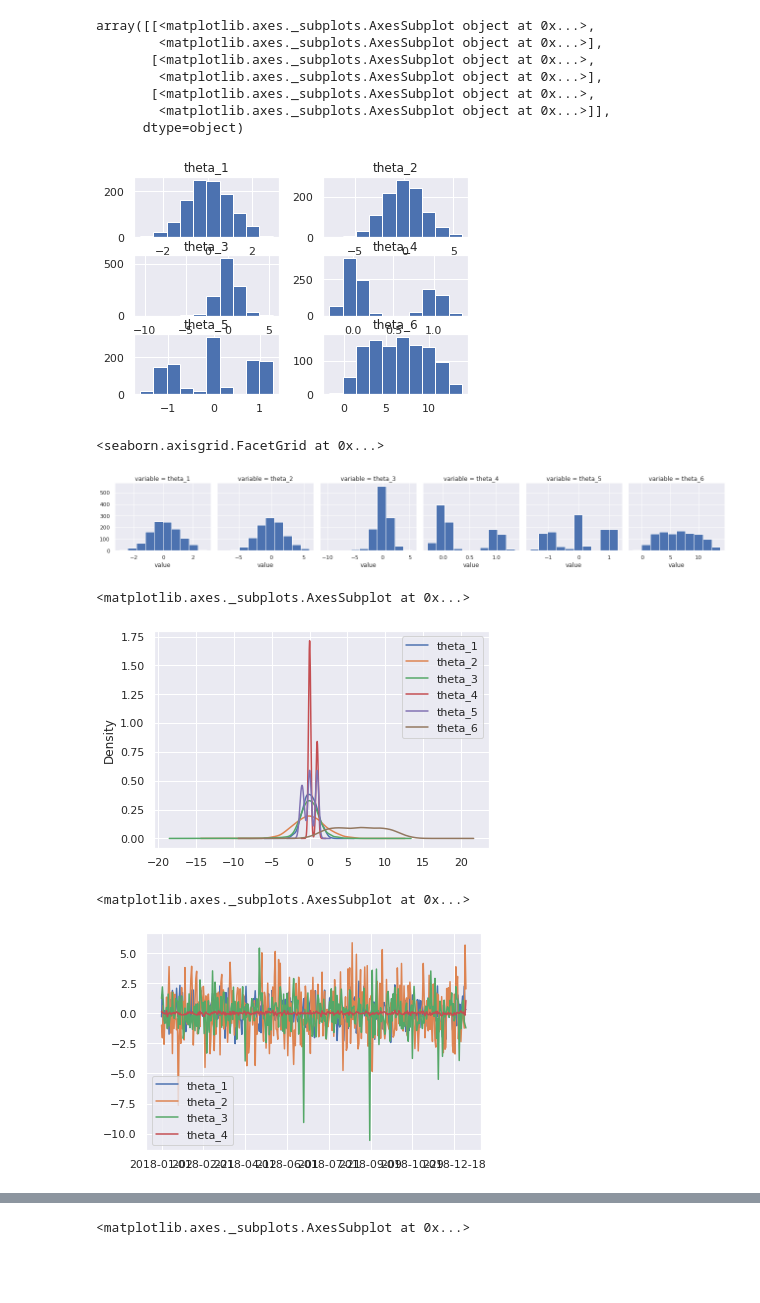
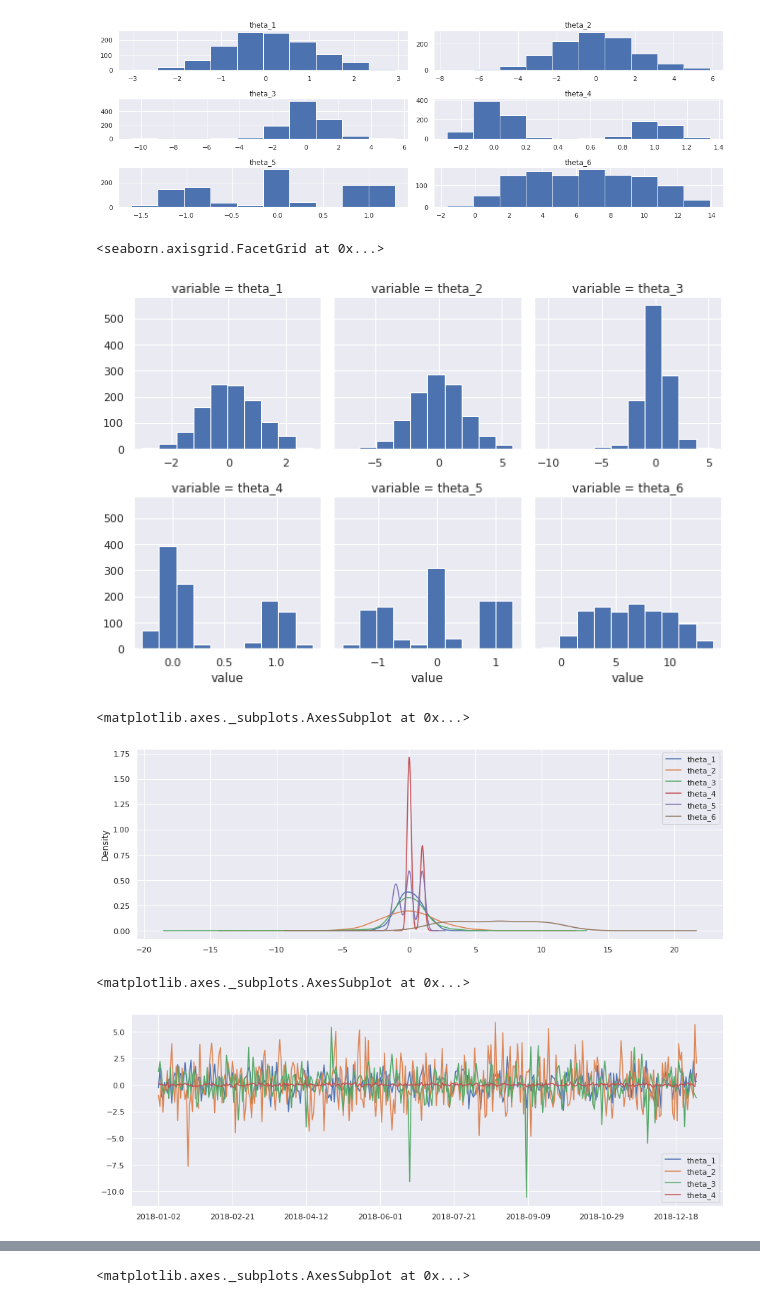
Before and after one commit to MarcinGuziorHombre/Data-Analytics, a Jupyter notebook: lab1/lab1.ipynb, the cells around one changed output, grey strips where cells are left out. Cells and saved outputs as stored; diff of their text form; code cells hidden in the pictures; blank space fills up the shorter version.

```diff
--- a/lab1/lab1.ipynb
+++ b/lab1/lab1.ipynb
@@ -39,14 +26,8 @@ df.plot()
 # %%
-#histogram as sns
+# histogram as sns
 
-df.hist()
+df.hist(figsize=(15,5))
+plt.tight_layout()
 # %% [output]
-array([[<matplotlib.axes._subplots.AxesSubplot object at 0x...>,
-        <matplotlib.axes._subplots.AxesSubplot object at 0x...>],
-       [<matplotlib.axes._subplots.AxesSubplot object at 0x...>,
-        <matplotlib.axes._subplots.AxesSubplot object at 0x...>],
-       [<matplotlib.axes._subplots.AxesSubplot object at 0x...>,
-        <matplotlib.axes._subplots.AxesSubplot object at 0x...>]],
-      dtype=object)
-[figure, old version]
+[figure, new version]
 # %%
@@ -56,15 +37,16 @@ df_melt = df.melt(value_vars=df.columns.unique().to_list())
 # %%
 #create histogram for each theta
 
-g = sns.FacetGrid(df_melt, col='variable', sharex=False)
+g = sns.FacetGrid(df_melt, col_wrap=3, col='variable', sharex=False)
 g.map(plt.hist, 'value')
 # %% [output]
 <seaborn.axisgrid.FacetGrid at 0x...>
-[figure, old version]
+[figure, new version]
 # %%
 #plot kde for each theta
-df.plot.kde()
+
+df.plot.kde(figsize=(15,5))
 # %% [output]
 <matplotlib.axes._subplots.AxesSubplot at 0x...>
-[figure, old version]
+[figure, new version]
 # %%
@@ -77,10 +59,10 @@ df_h = df_h.loc[only_in_2018]
 # %%
 #plot all data
 
-df_h.plot()
+df_h.plot(figsize=(15,5))
 # %% [output]
 <matplotlib.axes._subplots.AxesSubplot at 0x...>
-[figure, old version]
+[figure, new version]
 # %%
 #plot all histograms
 
```
Also changed, not shown: parts of 8 cells of this notebook, 18 other files.
